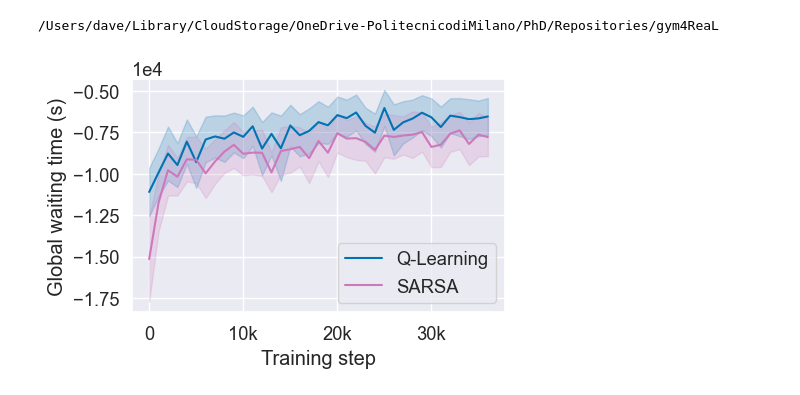
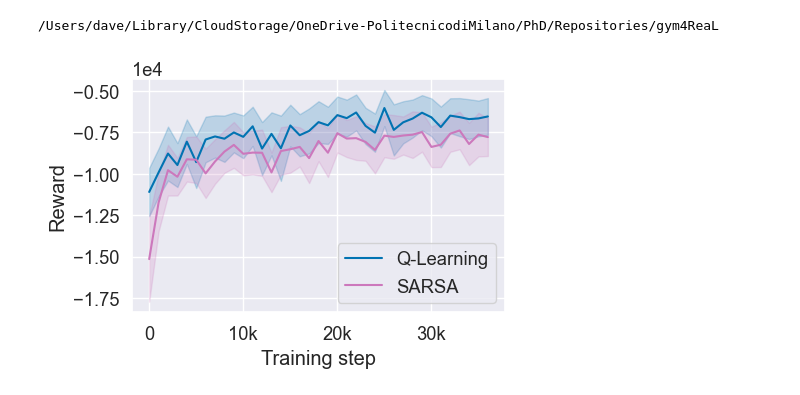
Before and after one commit to Daveonwave/gym4ReaL, a Jupyter notebook: examples/elevator/learning_curves.ipynb, the cells around one changed output. Cells and saved outputs as stored; diff of their text form; code cells hidden in the pictures.

Commit message:
learning curves

```diff
--- a/examples/elevator/learning_curves.ipynb
+++ b/examples/elevator/learning_curves.ipynb
@@ -72,32 +72,32 @@ for i, alg in enumerate(res.keys()):
 
     ax.plot(timesteps, means, label=alg_labels[alg], color=alg_color[alg])
     ax.fill_between(timesteps, means + ci, means - ci, color=alg_color[alg], alpha=0.2)
 
 # Custom formatter function
 def millions_formatter(x, pos):
     if x >= 1e6:
         return f'{x*1e-6:.0f}M'
     elif x >= 1e3:
         return f'{x*1e-3:.0f}k'
     else:
         return str(int(x))
 
 # Set axis labels
 ax.set_xlabel("Training step")
-ax.set_ylabel("Global waiting time (s)")
+ax.set_ylabel("Reward")
 #ax.set_xticks(np.arange(0, max(timesteps)+1, 5000000))
 #ax.set_xticklabels([str(val) for val in np.arange(0, max(timesteps)+1, 5000000)])
 
 # Apply formatter
 ax.xaxis.set_major_formatter(ticker.FuncFormatter(millions_formatter))
 
 # Set scientific notation for y-axis
 ax.ticklabel_format(style='sci', axis='y', scilimits=(0, 0))
 
 # Add legend
 ax.legend()
 
 # Save figure
 plt.savefig('plots/elevator_curves.pdf')
 # %% [output]
-[figure, old version]
+[figure, new version]
```
Also changed, not shown: 6 other files.
